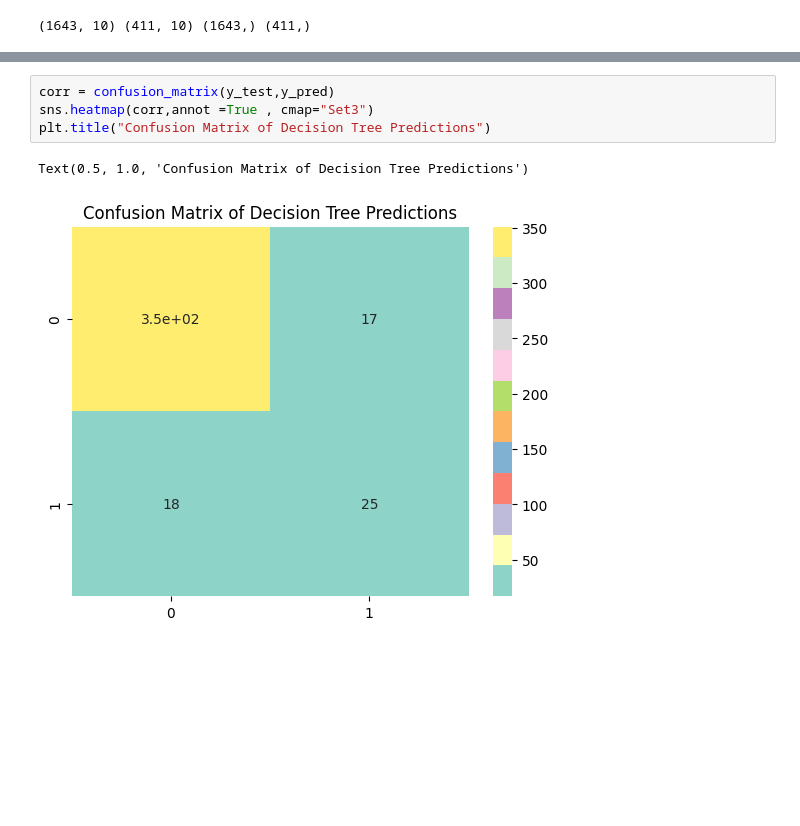
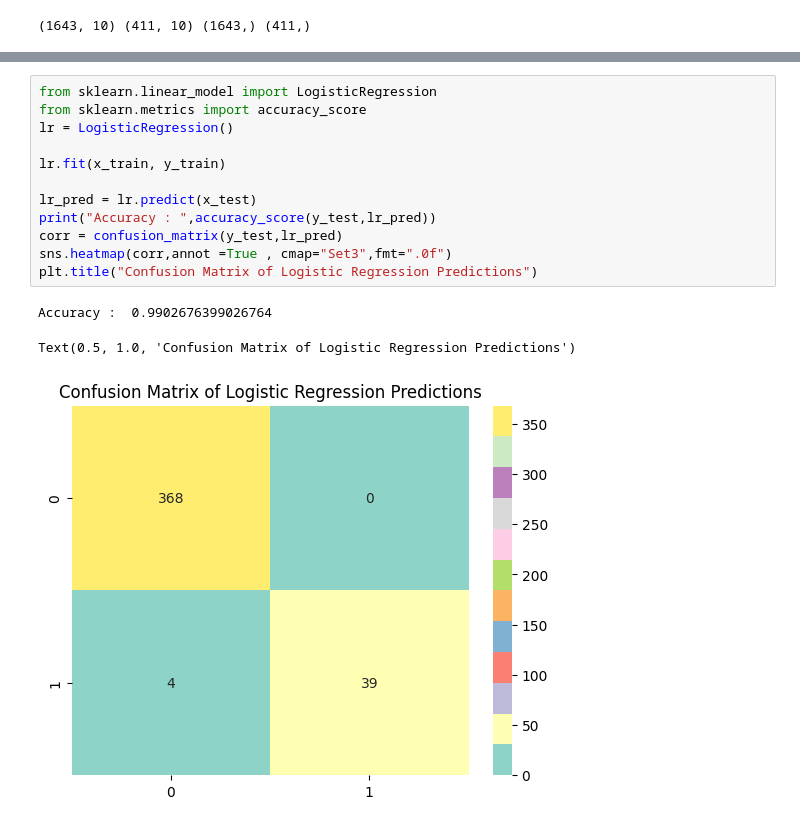
Before and after one commit to PARTHIBAN-007/Kaggle, a Jupyter notebook: Depression Analysis.ipynb, the cells around one changed output, grey strips where cells are left out. Cells and saved outputs as stored; diff of their text form; blank space fills up the shorter version.

Commit message:
Kaggle Notebook | Depression🫥 Analysis | Logistic Regression - Classifier

```diff
--- a/Depression Analysis.ipynb
+++ b/Depression Analysis.ipynb
@@ -187,7 +194,16 @@ y_pred = dt.predict(x_test)
 # %%
-corr = confusion_matrix(y_test,y_pred)
-sns.heatmap(corr,annot =True , cmap="Set3")
-plt.title("Confusion Matrix of Decision Tree Predictions")
+from sklearn.linear_model import LogisticRegression
+from sklearn.metrics import accuracy_score
+lr = LogisticRegression()
+
+lr.fit(x_train, y_train)
+
+lr_pred = lr.predict(x_test)
+print("Accuracy : ",accuracy_score(y_test,lr_pred))
+corr = confusion_matrix(y_test,lr_pred)
+sns.heatmap(corr,annot =True , cmap="Set3",fmt=".0f")
+plt.title("Confusion Matrix of Logistic Regression Predictions")
 # %% [output]
-Text(0.5, 1.0, 'Confusion Matrix of Decision Tree Predictions')
+Accuracy :  0.9902676399026764
+Text(0.5, 1.0, 'Confusion Matrix of Logistic Regression Predictions')
-[figure, old version]
+[figure, new version]
```
Also changed, not shown: parts of 2 cells of this notebook.
